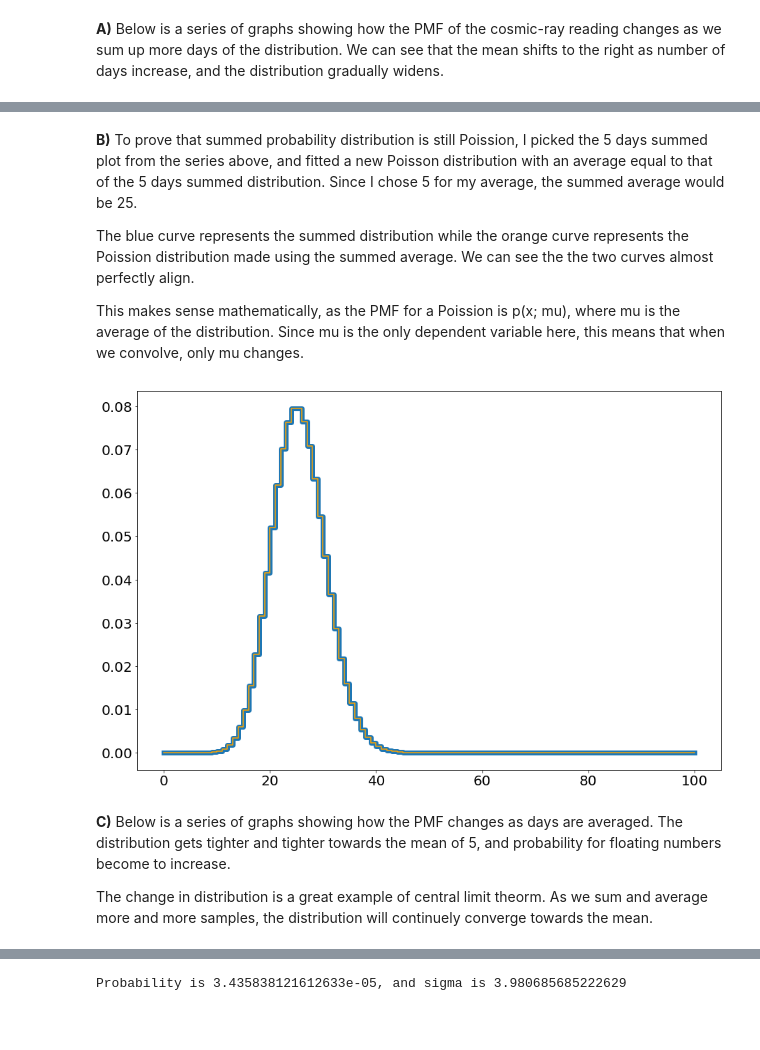
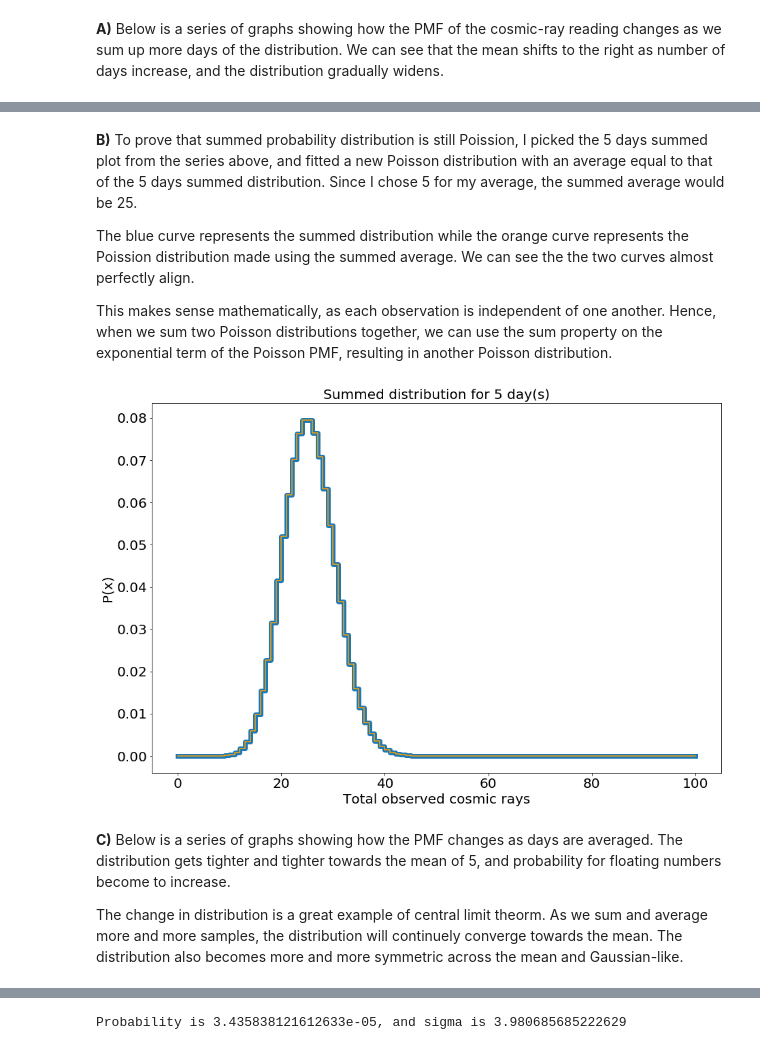
Before and after one commit to AlexHyde2/Phys434-Projects, a Jupyter notebook: Lab 2.ipynb, the cells around one changed output, grey strips where cells are left out. Drawn from its saved outputs; the diff is of its cells as text; code cells hidden in the pictures; blank space fills up the shorter version.

```diff
--- a/Lab 2.ipynb
+++ b/Lab 2.ipynb
@@ -54,20 +60,23 @@ plt.show()
 
 The blue curve represents the summed distribution while the orange curve represents the Poission distribution made using the summed average. We can see the the two curves almost perfectly align.
 
-This makes sense mathematically, as the PMF for a Poission is p(x; mu), where mu is the average of the distribution. Since mu is the only dependent variable here, this means that when we convolve, only mu changes.
+This makes sense mathematically, as each observation is independent of one another. Hence, when we sum two Poisson distributions together, we can use the sum property on the exponential term of the Poisson PMF, resulting in another Poisson distribution.
 # %%
 fig, ax = plt.subplots(1, 1)
 x, pmf = conv_poi(5, False)
 plt.step(x, pmf, where='post', linewidth='7')
 plt.step(x, stats.poisson.pmf(x, 25), where='post', color='orange')
 plt.tick_params(labelsize = 20)
+plt.title('Summed distribution for 5 day(s)', fontsize = 20)
+plt.xlabel('Total observed cosmic rays', fontsize = 20)
+plt.ylabel('P(x)', fontsize = 20)
 plt.show()
 # %% [output]
-[figure, old version]
+[figure, new version]
 # %% [markdown]
 **C)** Below is a series of graphs showing how the PMF changes as days are averaged. The distribution gets tighter and tighter towards the mean of 5, and probability for floating numbers become to increase.
 
-The change in distribution is a great example of central limit theorm. As we sum and average more and more samples, the distribution will continuely converge towards the mean.
+The change in distribution is a great example of central limit theorm. As we sum and average more and more samples, the distribution will continuely converge towards the mean. The distribution also becomes more and more symmetric across the mean and Gaussian-like.
 # %%
 days = [2, 5, 10, 20]
 fig, ax = plt.subplots(4,figsize=(15,30))
```
Also changed, not shown: parts of 7 cells of this notebook, 1 other file.
